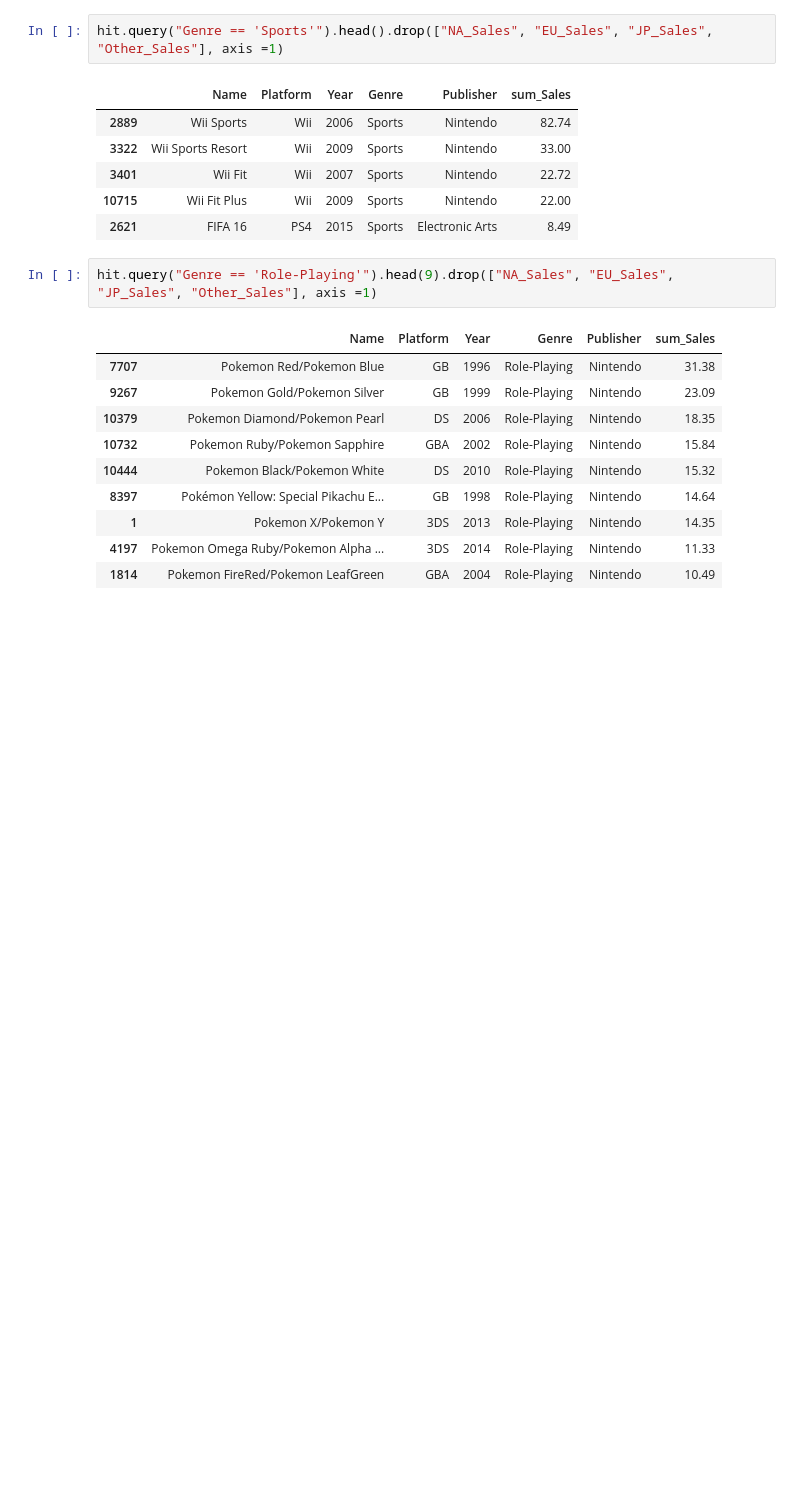
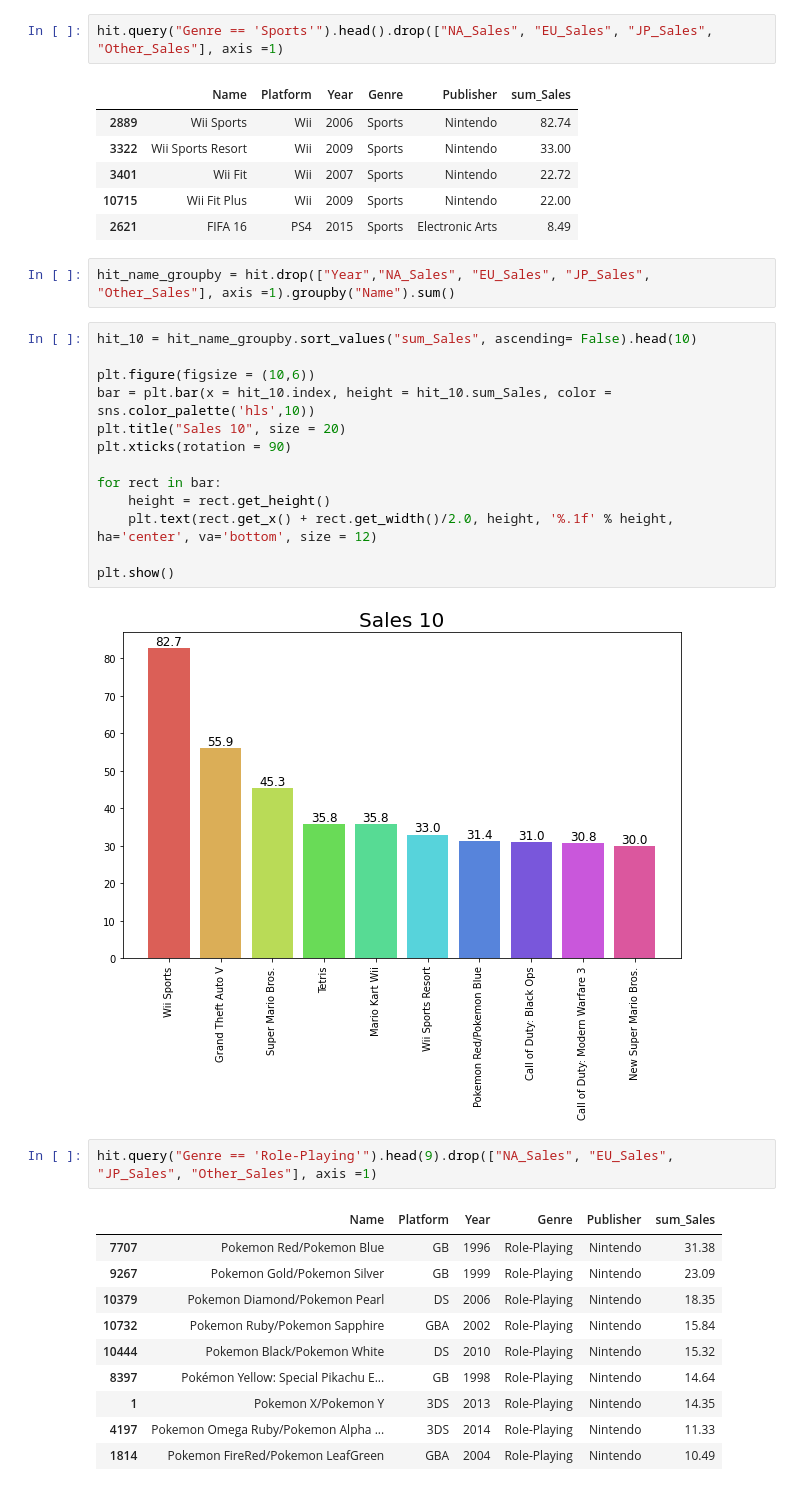
Before and after one commit to jennifer060697/AI15_Project, a Jupyter notebook: project 1 _ games.ipynb, the cells around one changed output. Drawn from its saved outputs; the diff is of its cells as text; blank space fills up the shorter version.

```diff
--- a/project 1 _ games.ipynb
+++ b/project 1 _ games.ipynb
@@ -836,6 +813,23 @@ hit.query("Genre == 'Sports'").head().drop(["NA_Sales", "EU_Sales", "JP_Sales",
 | 3401 | Wii Fit | Wii | 2007 | Sports | Nintendo | 22.72 |
 | 10715 | Wii Fit Plus | Wii | 2009 | Sports | Nintendo | 22.00 |
 | 2621 | FIFA 16 | PS4 | 2015 | Sports | Electronic Arts | 8.49 |
+# %%
+hit_name_groupby = hit.drop(["Year","NA_Sales", "EU_Sales", "JP_Sales", "Other_Sales"], axis =1).groupby("Name").sum()
+# %%
+hit_10 = hit_name_groupby.sort_values("sum_Sales", ascending= False).head(10)
+
+plt.figure(figsize = (10,6))
+bar = plt.bar(x = hit_10.index, height = hit_10.sum_Sales, color = sns.color_palette('hls',10))
+plt.title("Sales 10", size = 20)
+plt.xticks(rotation = 90)
+
+for rect in bar:
+    height = rect.get_height()
+    plt.text(rect.get_x() + rect.get_width()/2.0, height, '%.1f' % height, ha='center', va='bottom', size = 12)
+
+plt.show()
+# %% [output]
+[figure, added]
 # %%
 hit.query("Genre == 'Role-Playing'").head(9).drop(["NA_Sales", "EU_Sales", "JP_Sales", "Other_Sales"], axis =1)
 # %% [output]
```
Also changed, not shown: parts of 15 cells of this notebook.
